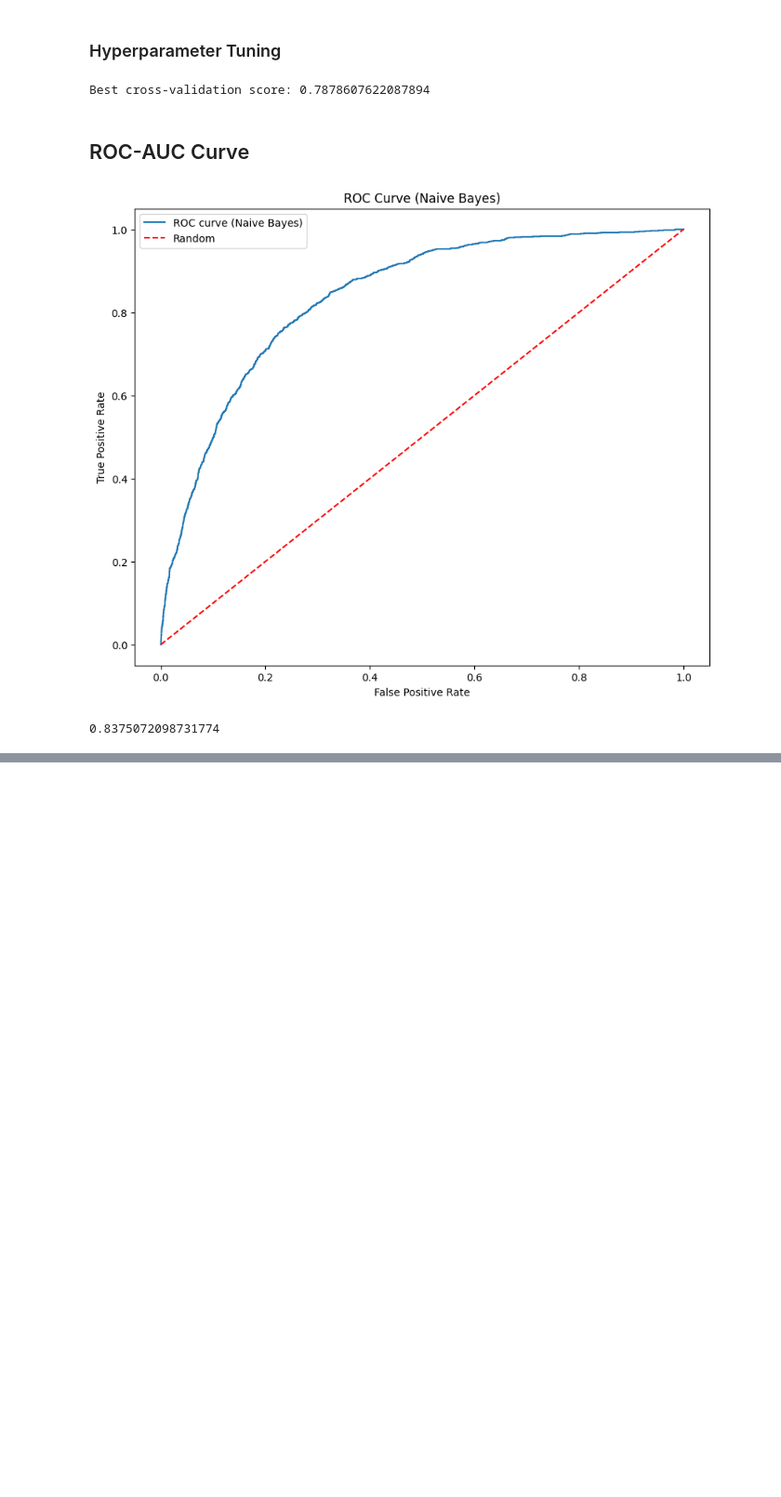
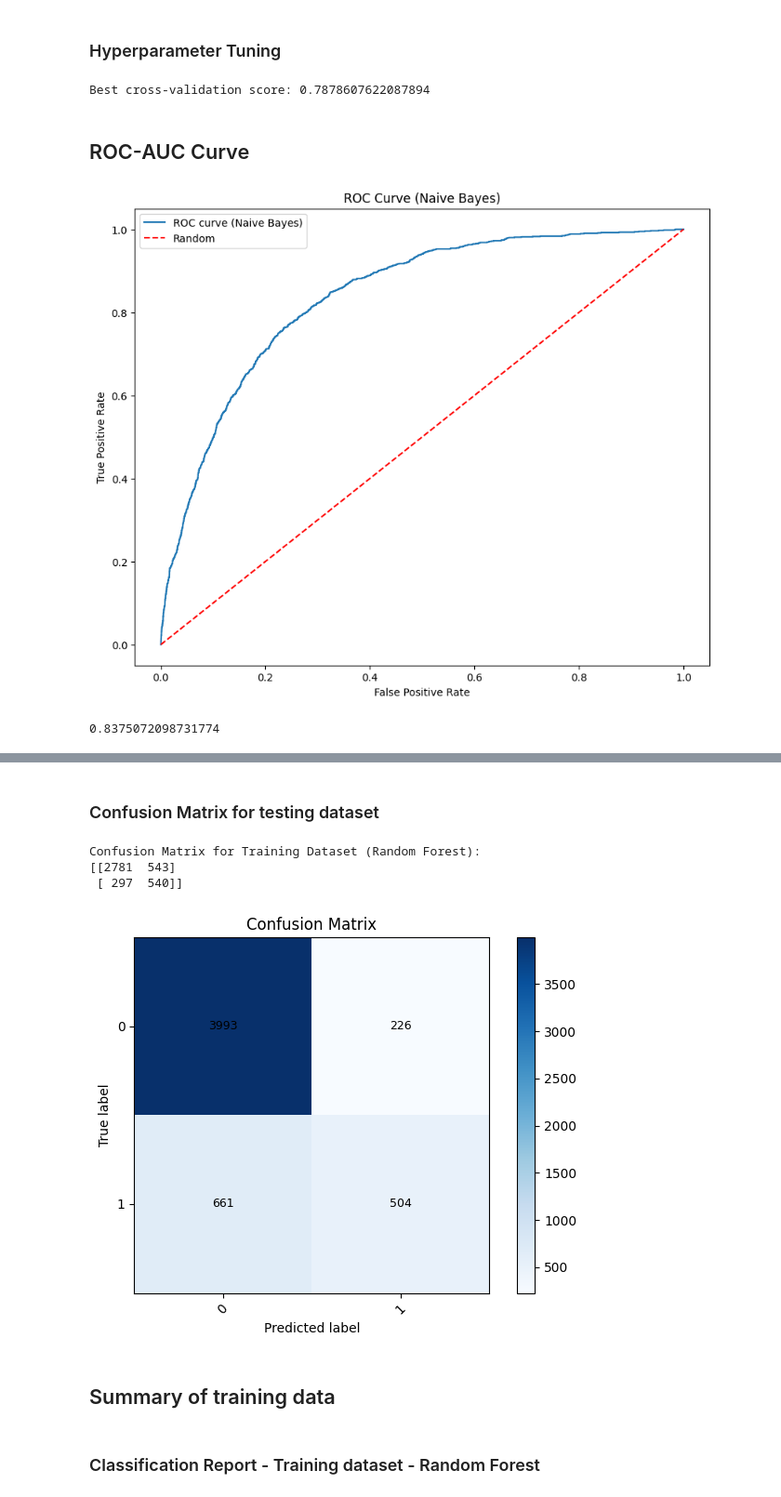
Before and after one commit to RaviWella/ML_CW, a Jupyter notebook: Income_Prediction.ipynb, the cells around one changed output, grey strips where cells are left out. Shown at 93% size. Drawn from its saved outputs; the diff is of its cells as text; code cells hidden in the pictures; blank space fills up the shorter version.

```diff
--- a/Income_Prediction.ipynb
+++ b/Income_Prediction.ipynb
@@ -534,0 +550,13 @@ print("AUC value for Naive Bayes Classifier: ",AUC)
+# %%
+from sklearn.model_selection import RandomizedSearchCV
+
+param_grid_rf = {
+    'n_estimators': [50, 100, 200],
+    'max_depth': [None, 10, 20],
+    'min_samples_split': [2, 5, 10]
+}
+rf_classifier_tuned = RandomizedSearchCV(RandomForestClassifier(random_state=42), param_distributions=param_grid_rf, n_iter=10, cv=5, scoring='accuracy')
+rf_classifier_tuned.fit(X_train, y_train)
+
+print("Best hyperparameters:", rf_classifier_tuned.best_params_)
+print("Best cross-validation score:", rf_classifier_tuned.best_score_)
@@ -534,0 +568,2 @@ print("AUC value for Naive Bayes Classifier: ",AUC)
+# %%
+y_pred = rf_classifier_tuned.best_estimator_.predict(X_test)
@@ -534,0 +616,44 @@ print("AUC value for Naive Bayes Classifier: ",AUC)
+# %% [markdown]
+### Confusion Matrix for testing dataset
+# %%
+from sklearn.metrics import confusion_matrix
+
+# Plot confusion matrix for training dataset
+conf_matrix_train_rf = confusion_matrix(y_test, y_pred)
+print("Confusion Matrix for Training Dataset (Random Forest):")
+print(conf_matrix_train_rf)
+# %% [output]
+Confusion Matrix for Training Dataset (Random Forest):
+[[2781  543]
+ [ 297  540]]
+# %%
+import matplotlib.pyplot as plt
+from sklearn.metrics import confusion_matrix
+
+# Generate the confusion matrix
+cm = confusion_matrix(y_test, y_pred)
+
+
+# Assuming cm is your confusion matrix
+fig, ax = plt.subplots()
+ax.set_xlabel('Predicted label')
+ax.set_ylabel('True label')
+ax.set_title('Confusion Matrix')
+
+# Print confusion matrix values within the plot
+for (i, j), z in np.ndenumerate(cm):
+    ax.text(j, i, str(z), ha='center', va='center', fontsize=9)
+
+plt.imshow(cm, cmap='Blues')
+plt.colorbar()
+tick_marks = np.arange(len(np.unique(y_test)))
+plt.xticks(tick_marks, np.unique(y_test), rotation=45)
+plt.yticks(tick_marks, np.unique(y_test))
+plt.tight_layout()
+plt.show()
+# %% [output]
+[figure, added]
+# %% [markdown]
+## Summary of training data
+# %% [markdown]
+### Classification Report - Training dataset - Random Forest
```
Also changed, not shown: parts of 17 cells of this notebook.
